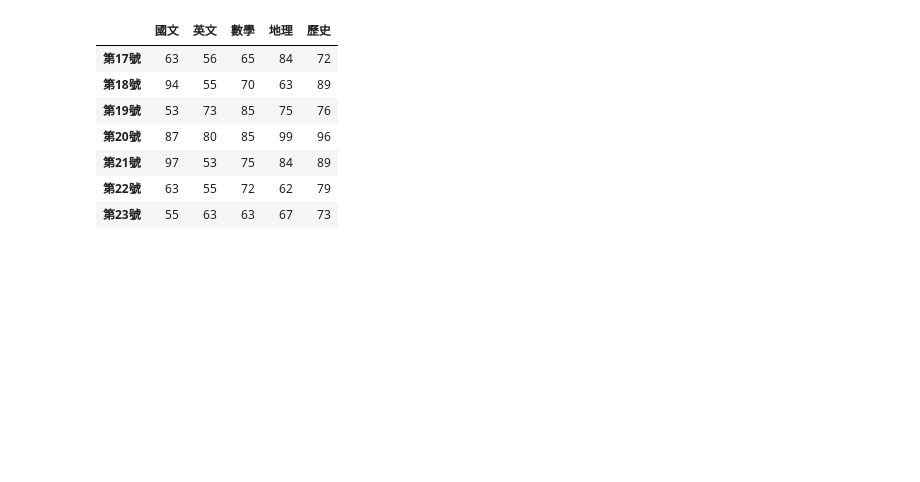
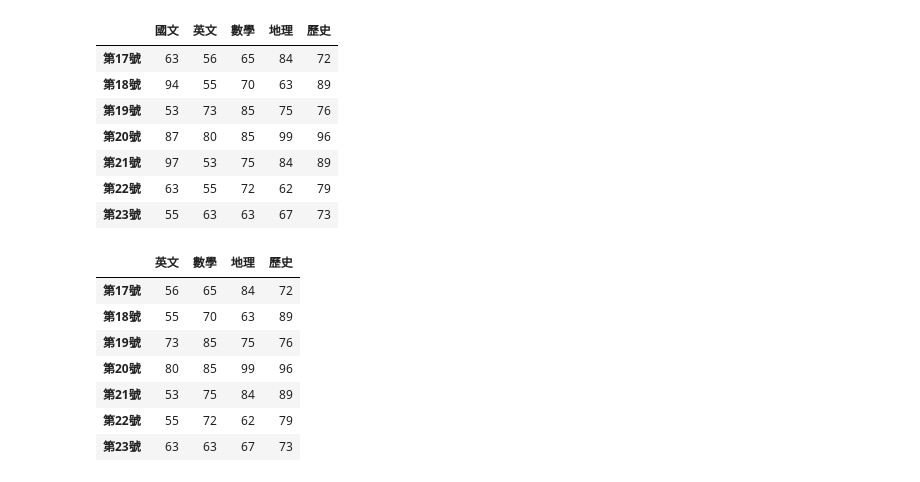
Before and after one commit to oldpipi1/_test_, a Jupyter notebook: lesson4.ipynb, the cells around one changed output. Cells and saved outputs as stored; diff of their text form; code cells hidden in the pictures; blank space fills up the shorter version.

```diff
--- a/lesson4.ipynb
+++ b/lesson4.ipynb
@@ -131,3 +131,14 @@ df1.loc['第17號':'第23號']
 | 第21號 | 97 | 53 | 75 | 84 | 89 |
 | 第22號 | 63 | 55 | 72 | 62 | 79 |
 | 第23號 | 55 | 63 | 63 | 67 | 73 |
+# %%
+df1.loc['第17號':'第23號','英文':]
+# %% [output]
+|  | 英文 | 數學 | 地理 | 歷史 |
+| 第17號 | 56 | 65 | 84 | 72 |
+| 第18號 | 55 | 70 | 63 | 89 |
+| 第19號 | 73 | 85 | 75 | 76 |
+| 第20號 | 80 | 85 | 99 | 96 |
+| 第21號 | 53 | 75 | 84 | 89 |
+| 第22號 | 55 | 72 | 62 | 79 |
+| 第23號 | 63 | 63 | 67 | 73 |
```
Also changed, not shown: parts of 4 cells of this notebook.
